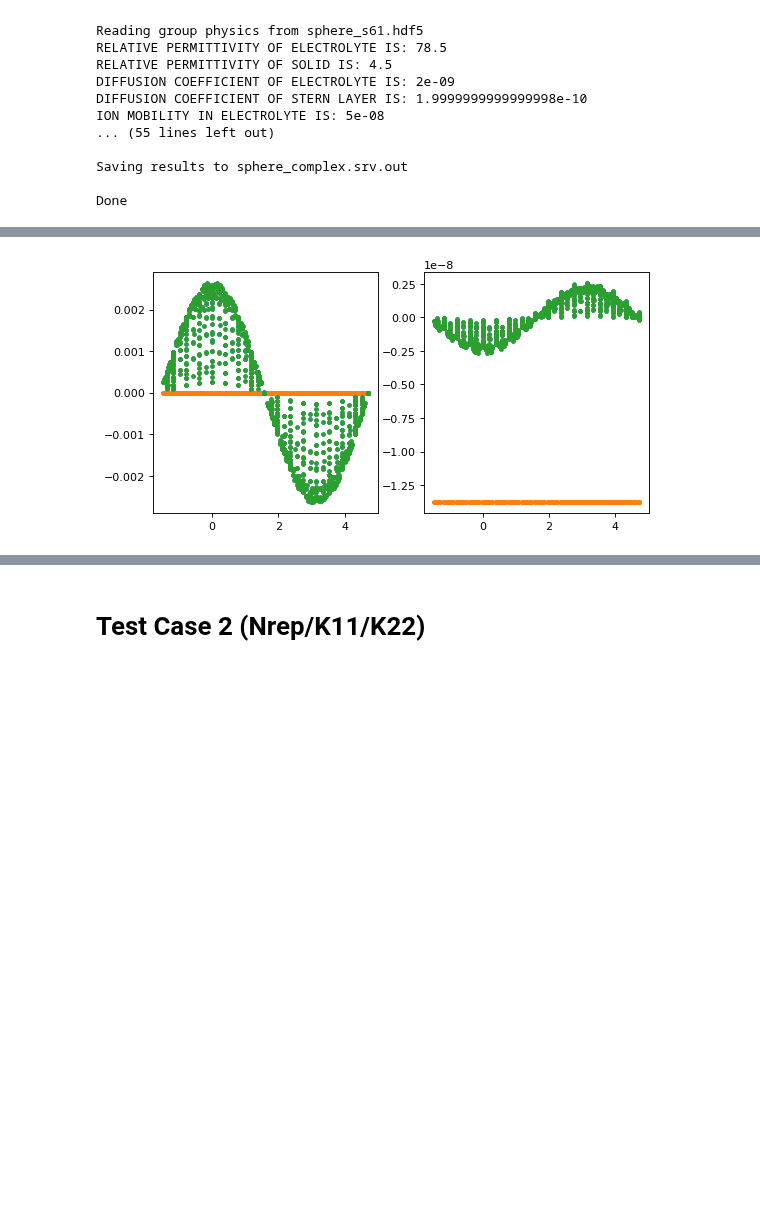
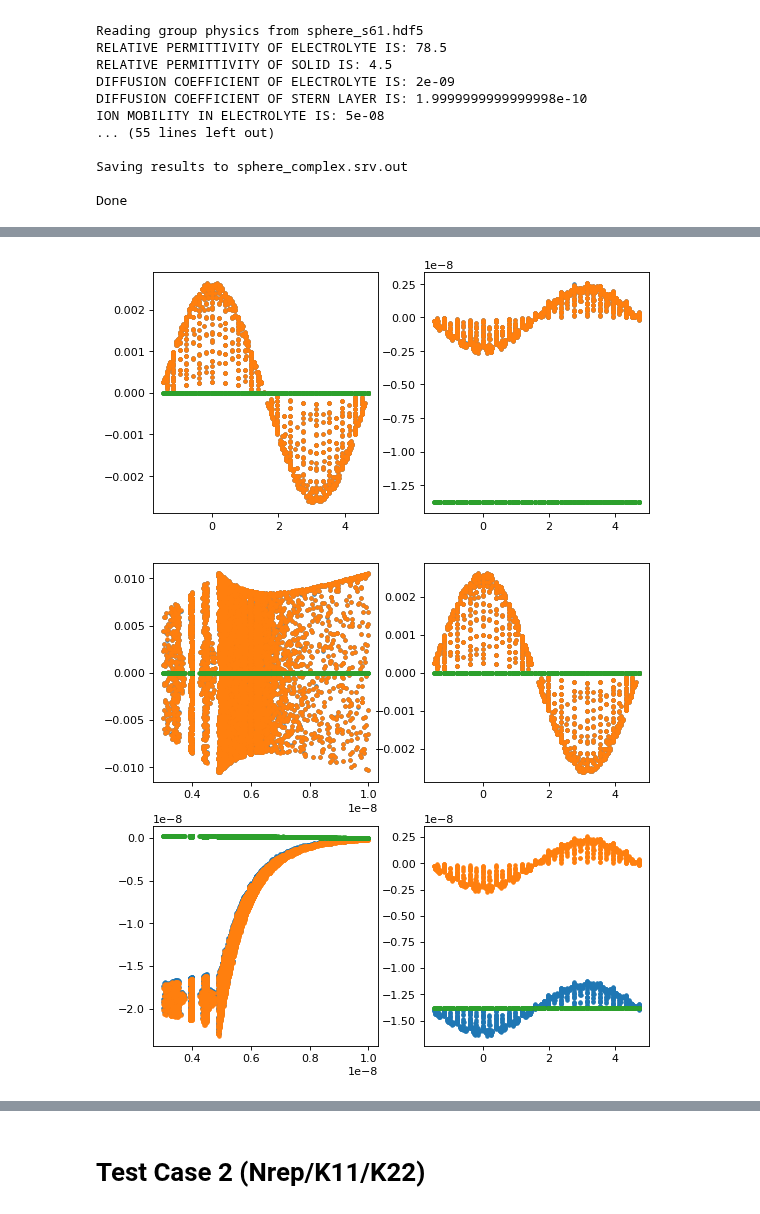
Before and after one commit to yuccadrew/sip, a Jupyter notebook: test_sphere_s61.ipynb, the cells around one changed output, grey strips where cells are left out. Drawn from its saved outputs; the diff is of its cells as text; code cells hidden in the pictures; blank space fills up the shorter version.

Commit message:
Started test case slab

```diff
--- a/test_sphere_s61.ipynb
+++ b/test_sphere_s61.ipynb
@@ -1314,12 +1308,11 @@ if __name__=='__main__':
     nind_in=np.unique(elements[in_active_zones,:].flatten(order='C'))
     nind_stern=np.unique(faces[in_stern,:].flatten(order='C'))
 
-    #solution=call_solver(K/perm0,b/perm0)
-    solution=call_solver(K,b)
-    unod_list=reshape_solution(solution,nrep=3)
-    output=output_unod(nodes,unod_list[0],srvfile)
+    unod=solve_unod(K,b)
+    unod=reshape_unod(unod,nrep=3)
+    output=output_unod(nodes,unod[:,0],srvfile)
 
-    np.save('sphere_s61',solution)
+    np.save('sphere_s61',unod)
     print('Done')
 # %% [output]
 Reading group mesh from sphere_s61.hdf5
@@ -1342,4 +1336,4 @@ Done
 # %%
 K1=copy.deepcopy(K)
 b1=copy.deepcopy(b)
-solution1=copy.deepcopy(solution)
+unod1=copy.deepcopy(unod)
@@ -1591,15 +1581,14 @@ Done
 # %%
 K2=copy.deepcopy(K)
 b2=copy.deepcopy(b)
-solution2=copy.deepcopy(solution)
+unod2=copy.deepcopy(unod)
 # %%
 %matplotlib inline
 import matplotlib.pyplot as plt
 
-def test(K_in,b_in,sol_in):
+def test(K_in,b_in):
     K=copy.deepcopy(K_in)
     b=copy.deepcopy(b_in)
-    sol=copy.deepcopy(sol_in)
 
     nnode=len(nodes)
     nind=np.arange(0,nnode*3,3)+nnode*3+2
@@ -1607,24 +1596,44 @@ def test(K_in,b_in,sol_in):
     K63=coo_submatrix_pull(K.tocoo(),rows=nind,cols=nind-nnode*3).tocsr()
 
     b6=np.zeros(nnode,dtype=complex)
-    b6[:]=b[nind]-K63*sol[nind-nnode*3]
+    b6[:]=b[nind]-K63*unod1[:,2]
 
-    unod6=call_solver(K66,b6)
+    unod6=solve_unod(K66,b6)
     rho,theta,phi=cartesian2spherical(nodes[nind_stern,0],nodes[nind_stern,1],nodes[nind_stern,2])
     fig,ax=plt.subplots(1,2,figsize=(8,4),dpi=80)
     axs=ax.flatten()
     axs[0].plot(phi,np.real(unod6[nind_stern]),'.')
-    #axs[0].plot(phi,np.real(sol[nind][nind_stern]),'.')
-    axs[0].plot(phi,np.real(sol[nind][nind_stern]-unod6[nind_stern]),'.')
-    axs[0].plot(phi,np.real(solution2[nind][nind_stern]),'.')
+    axs[0].plot(phi,np.real(unod2[nind_stern,-1]),'.')
+    axs[0].plot(phi,np.real(unod1[nind_stern,-1]-unod6[nind_stern]),'.')
 
     axs[1].plot(phi,np.imag(unod6[nind_stern]),'.')
-    #axs[1].plot(phi,np.imag(sol[nind][nind_stern]),'.')
-    axs[1].plot(phi,np.imag(sol[nind][nind_stern]-unod6[nind_stern]),'.')
-    axs[1].plot(phi,np.imag(solution2[nind][nind_stern]),'.')
+    axs[1].plot(phi,np.imag(unod2[nind_stern,-1]),'.')
+    axs[1].plot(phi,np.imag(unod1[nind_stern,-1]-unod6[nind_stern]),'.')
+    plt.show()
+
+    dist=np.sqrt(nodes[:,0]**2+nodes[:,1]**2+nodes[:,2]**2)
+    mask=(dist>3e-9)&(dist<1e-8)
+    fig,ax=plt.subplots(2,2,figsize=(8,8),dpi=80)
+    axs=ax.flatten()
+    axs[0].plot(dist[mask],np.real(unod1[mask,2]),'.')
+    axs[0].plot(dist[mask],np.real(unod2[mask,2]),'.')
+    axs[0].plot(dist[mask],np.real(unod1[mask,2]-unod2[mask,2]),'.')
+
+    axs[1].plot(phi,np.real(unod1[nind_stern,-1]),'.')
+    axs[1].plot(phi,np.real(unod2[nind_stern,-1]),'.')
+    axs[1].plot(phi,np.real(unod1[nind_stern,-1]-unod2[nind_stern,-1]),'.')
+
+    axs[2].plot(dist[mask],np.imag(unod1[mask,2]),'.')
+    axs[2].plot(dist[mask],np.imag(unod2[mask,2]),'.')
+    axs[2].plot(dist[mask],np.imag(unod1[mask,2]-unod2[mask,2]),'.')
+
+    axs[3].plot(phi,np.imag(unod1[nind_stern,-1]),'.')
+    axs[3].plot(phi,np.imag(unod2[nind_stern,-1]),'.')
+    axs[3].plot(phi,np.imag(unod1[nind_stern,-1]-unod2[nind_stern,-1]),'.')
+
     plt.show()
     return
 
-test(K1,b1,solution1)
+test(K1,b1)
 # %% [output]
 Calling sparse linear system solver
@@ -1632 +1641,2 @@ Time elapsed  0.014032363891601562 sec
-[figure, old version]
+[figure, new version]
+[figure, added]
```
Also changed, not shown: parts of 21 cells of this notebook.
